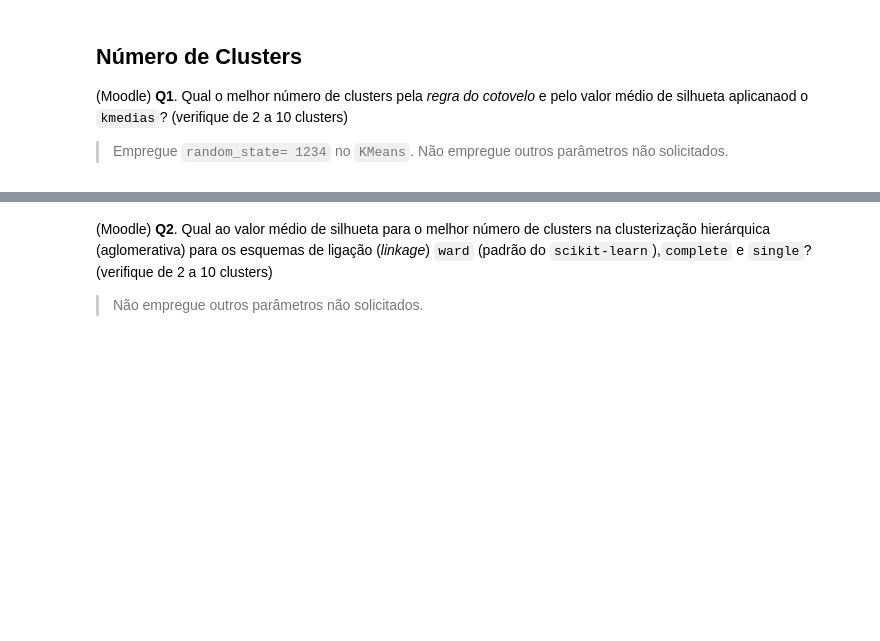
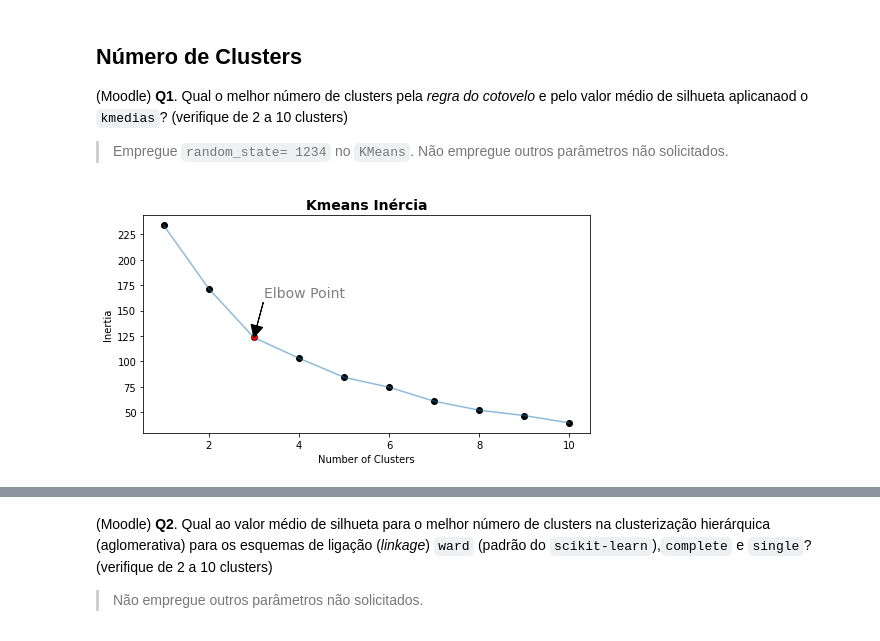
Before and after one commit to BrunaKrasotaMatos/MineracaoDados, a Jupyter notebook: BIG_A5_Clustering_BrunaMatos.ipynb, the cells around one changed output, grey strips where cells are left out. Drawn from its saved outputs; the diff is of its cells as text; code cells hidden in the pictures; blank space fills up the shorter version.

```diff
--- a/BIG_A5_Clustering_BrunaMatos.ipynb
+++ b/BIG_A5_Clustering_BrunaMatos.ipynb
@@ -71,0 +86,9 @@ E não esqueça de excluir dados não úteis ao treinamento. Depois de normaliza
+# %%
+# # Normalizando usando StandardScaler
+from sklearn.preprocessing import StandardScaler
+
+scaler = StandardScaler()
+scaler.fit(df)
+X = scaler.transform(df)
+
+X[0:5]
@@ -81,0 +112,29 @@ E não esqueça de excluir dados não úteis ao treinamento. Depois de normaliza
+# %%
+# Regra do Cotovelo -> 3 clusters
+from sklearn.cluster import KMeans
+
+def inercia(X=X, kmin=2, kmax=10):
+  inertia = []
+  for n in range(kmin , kmax+1):
+      clf = KMeans(n_clusters = n , random_state= 1234)
+      clf.fit(X)
+      inertia.append(clf.inertia_)
+
+  plt.figure(figsize = (8, 4))
+  plt.plot(np.arange(1 , 11) , inertia , 'ko')
+  plt.plot(np.arange(1 , 11) , inertia , '-' , alpha = 0.5)
+  plt.xlabel('Number of Clusters') , plt.ylabel('Inertia')
+  plt.title('Kmeans Inércia', fontsize=14, weight='bold')
+  return inertia
+
+inertia = inercia(X,1,10)
+# adicionado depois... ;-)
+plt.plot(3 , inertia[2] , 'P', alpha = 1, color = 'red')
+plt.annotate('Elbow Point', (3 , inertia[2]),
+            xytext=(10, 40), fontsize=14,
+            textcoords='offset points',
+            color='grey',arrowprops=dict(facecolor='black',width=0.1))
+
+plt.show()
+# %% [output]
+[figure, added]
```
Also changed, not shown: parts of 16 cells of this notebook.
